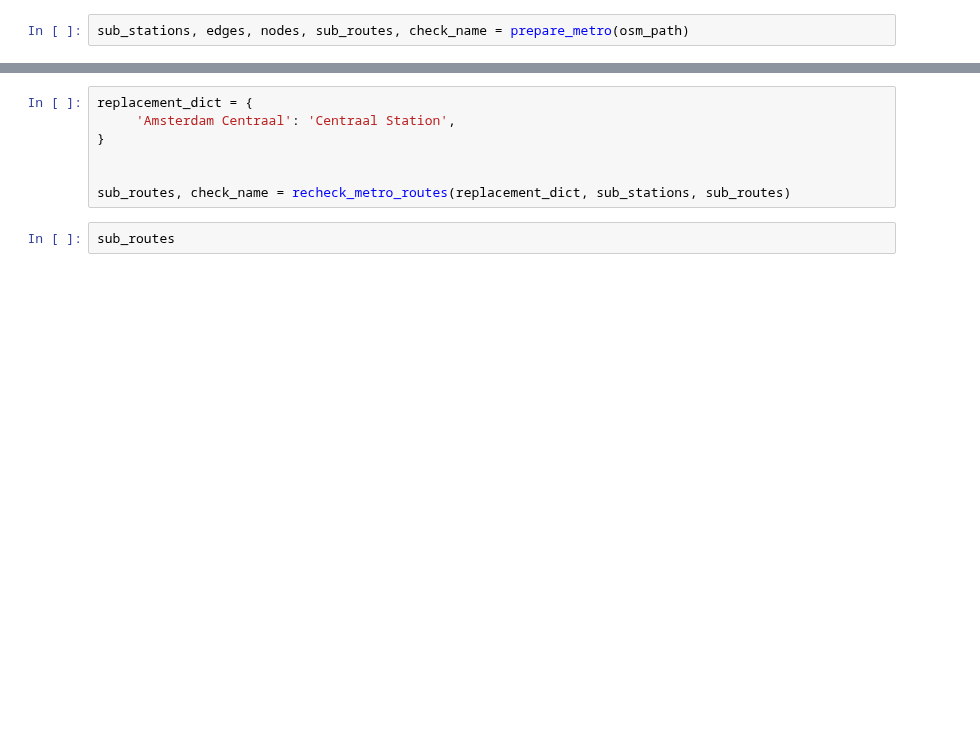
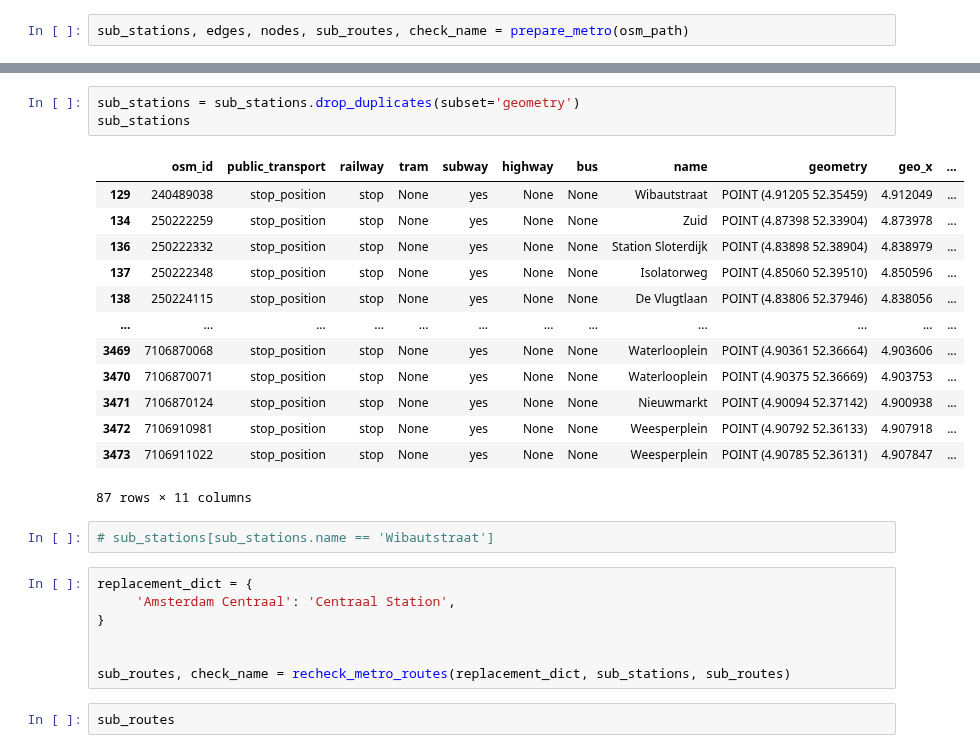
Before and after one commit to SYuGao/uvmt, a Jupyter notebook: notebooks/metro51_to_isolasoweg.ipynb, the cells around one changed output, grey strips where cells are left out. Drawn from its saved outputs; the diff is of its cells as text; blank space fills up the shorter version.

```diff
--- a/notebooks/metro51_to_isolasoweg.ipynb
+++ b/notebooks/metro51_to_isolasoweg.ipynb
@@ -350,3 +415,22 @@ sub_stations, edges, nodes, sub_routes, check_name = prepare_metro(osm_path)
+# %%
+sub_stations = sub_stations.drop_duplicates(subset='geometry')
+sub_stations
+# %% [output]
+|  | osm_id | public_transport | railway | tram | subway | highway | bus | name | geometry | geo_x | ... |
+| 129 | 240489038 | stop_position | stop | None | yes | None | None | Wibautstraat | POINT (4.91205 52.35459) | 4.912049 | ... |
+| 134 | 250222259 | stop_position | stop | None | yes | None | None | Zuid | POINT (4.87398 52.33904) | 4.873978 | ... |
+| 136 | 250222332 | stop_position | stop | None | yes | None | None | Station Sloterdijk | POINT (4.83898 52.38904) | 4.838979 | ... |
+| 137 | 250222348 | stop_position | stop | None | yes | None | None | Isolatorweg | POINT (4.85060 52.39510) | 4.850596 | ... |
+| 138 | 250224115 | stop_position | stop | None | yes | None | None | De Vlugtlaan | POINT (4.83806 52.37946) | 4.838056 | ... |
+| ... | ... | ... | ... | ... | ... | ... | ... | ... | ... | ... | ... |
+| 3469 | 7106870068 | stop_position | stop | None | yes | None | None | Waterlooplein | POINT (4.90361 52.36664) | 4.903606 | ... |
+| 3470 | 7106870071 | stop_position | stop | None | yes | None | None | Waterlooplein | POINT (4.90375 52.36669) | 4.903753 | ... |
+| 3471 | 7106870124 | stop_position | stop | None | yes | None | None | Nieuwmarkt | POINT (4.90094 52.37142) | 4.900938 | ... |
+| 3472 | 7106910981 | stop_position | stop | None | yes | None | None | Weesperplein | POINT (4.90792 52.36133) | 4.907918 | ... |
+| 3473 | 7106911022 | stop_position | stop | None | yes | None | None | Weesperplein | POINT (4.90785 52.36131) | 4.907847 | ... |
+87 rows × 11 columns
+# %%
+# sub_stations[sub_stations.name == 'Wibautstraat']
 # %%
 replacement_dict = {
      'Amsterdam Centraal': 'Centraal Station',
```
Also changed, not shown: parts of 21 cells of this notebook, 2 other files.
